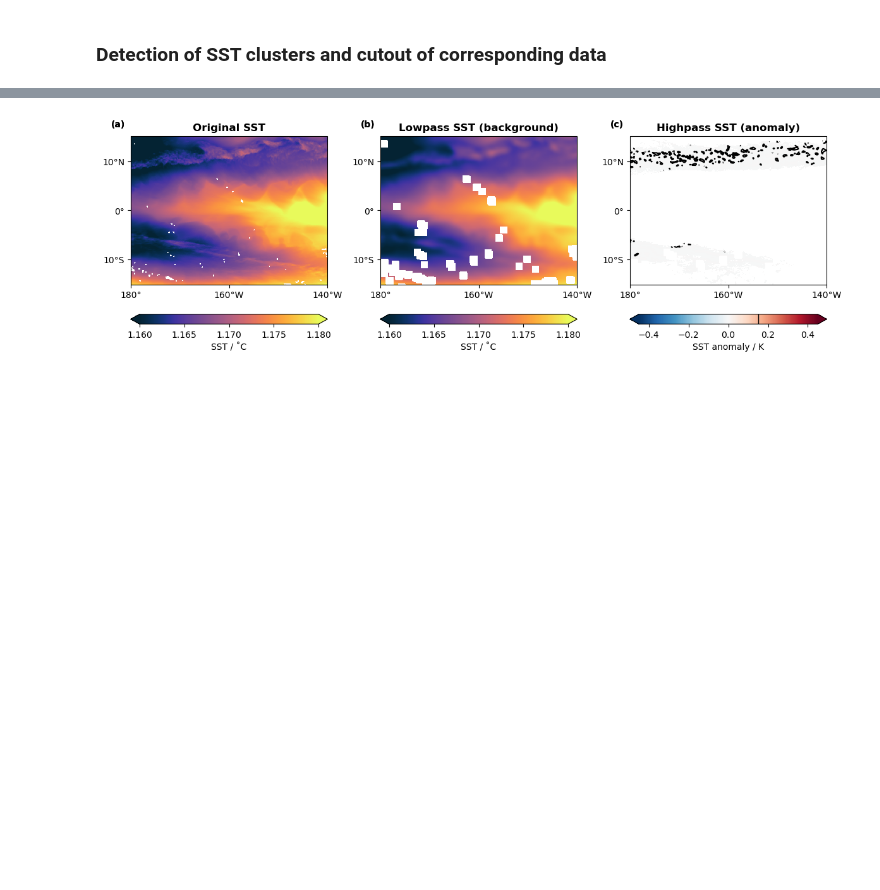
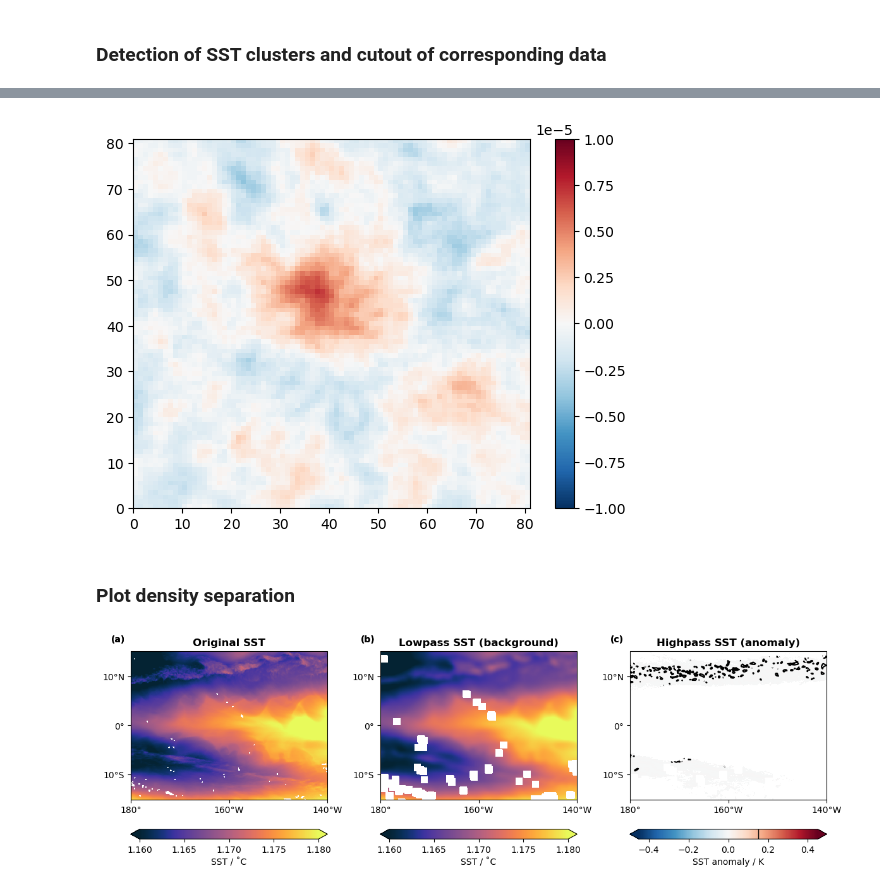
Before and after one commit to HF7weatherman/pycompo, a Jupyter notebook: examples/build_composite_step-by-step.ipynb, the cells around one changed output, grey strips where cells are left out. Drawn from its saved outputs; the diff is of its cells as text; code cells hidden in the pictures; blank space fills up the shorter version.

```diff
--- a/examples/build_composite_step-by-step.ipynb
+++ b/examples/build_composite_step-by-step.ipynb
@@ -150,3 +237,11 @@ field_significane = pcsig.get_field_significance(pvalue, alpha_FDR=0.1)
+# %%
+plt.pcolormesh(test.mean(dim='feature'), vmin=-1*10**-5, vmax=1*10**-5, cmap='RdBu_r')
+plt.colorbar()
+plt.show()
+# %% [output]
+[figure, added]
+# %% [markdown]
+### Plot density separation
 # %%
 import matplotlib.pyplot as plt
 import cmocean
```
Also changed, not shown: parts of 12 cells of this notebook, 1 other file.
